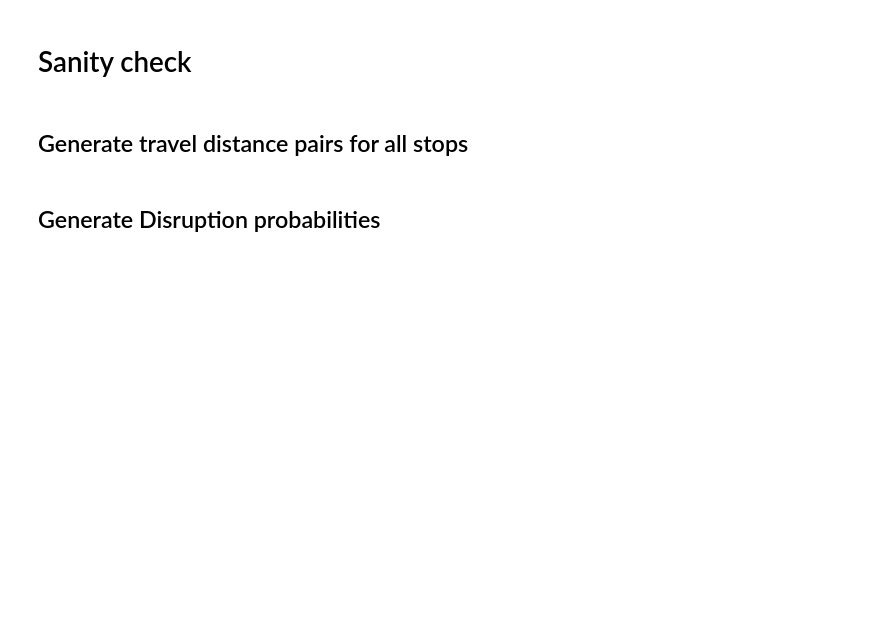
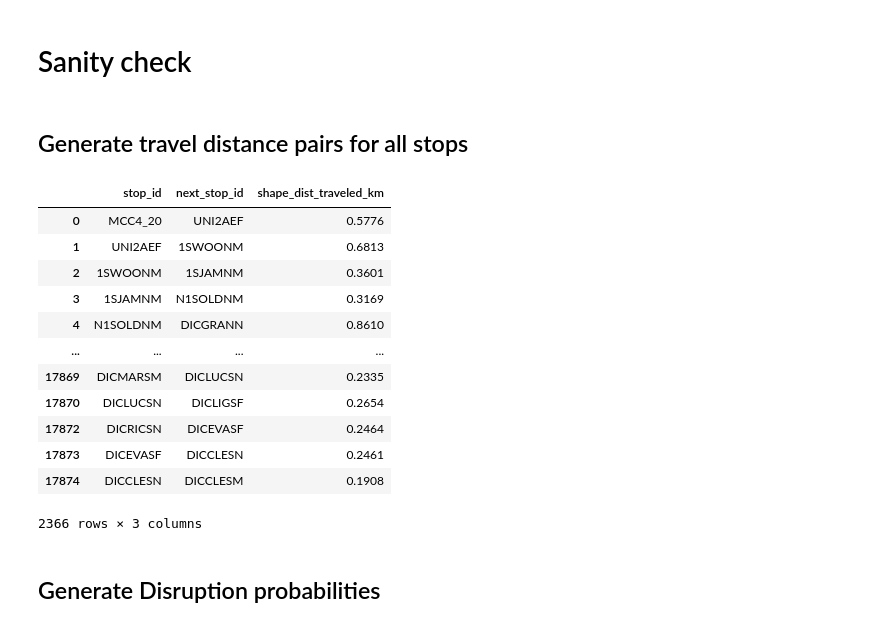
Before and after one commit to jptalusan/ICCPS_stationing, a Jupyter notebook: code_root/Notebook/generate_files_scheduledtime.ipynb, the cells around one changed output. Cells and saved outputs as stored; diff of their text form; code cells hidden in the pictures; blank space fills up the shorter version.

```diff
--- a/code_root/Notebook/generate_files_scheduledtime.ipynb
+++ b/code_root/Notebook/generate_files_scheduledtime.ipynb
@@ -271,6 +271,28 @@ stop_pairs.head()
 # %%
 fp = os.path.join('code/Scenarios/data/gtfs_distance_pairs_km.pkl')
 stop_pairs.to_pickle(fp)
+# %%
+import pandas as pd
+
+fp = os.path.join('/home/jptalusan/gits/mta_simulator_redo/code_root/scenarios/baseline/data/gtfs_distance_pairs_km.pkl')
+stop_pairs = pd.read_pickle(fp)
+if len(stop_pairs.query("stop_id == 'JP'")) > 0:
+    print("KP")
+stop_pairs
+# %% [output]
+|  | stop_id | next_stop_id | shape_dist_traveled_km |
+| 0 | MCC4_20 | UNI2AEF | 0.5776 |
+| 1 | UNI2AEF | 1SWOONM | 0.6813 |
+| 2 | 1SWOONM | 1SJAMNM | 0.3601 |
+| 3 | 1SJAMNM | N1SOLDNM | 0.3169 |
+| 4 | N1SOLDNM | DICGRANN | 0.8610 |
+| ... | ... | ... | ... |
+| 17869 | DICMARSM | DICLUCSN | 0.2335 |
+| 17870 | DICLUCSN | DICLIGSF | 0.2654 |
+| 17872 | DICRICSN | DICEVASF | 0.2464 |
+| 17873 | DICEVASF | DICCLESN | 0.2461 |
+| 17874 | DICCLESN | DICCLESM | 0.1908 |
+2366 rows × 3 columns
 # %% [markdown]
 ## Generate Disruption probabilities
 # %%
```
Also changed, not shown: 18 other files.
